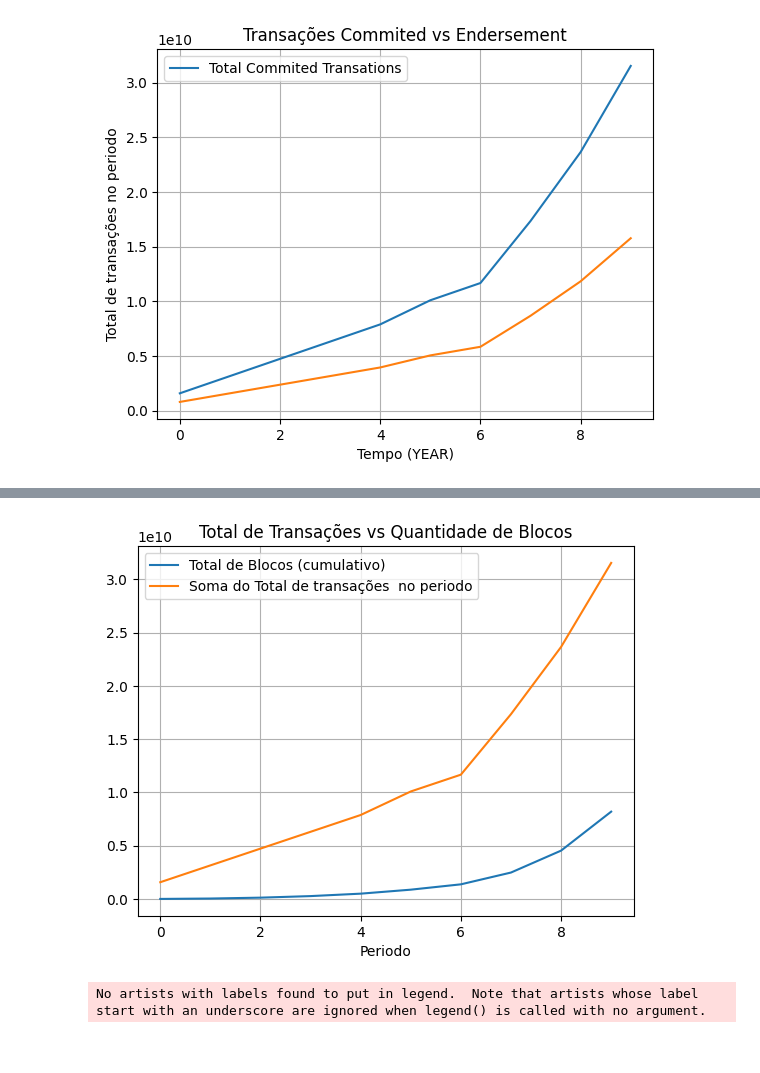
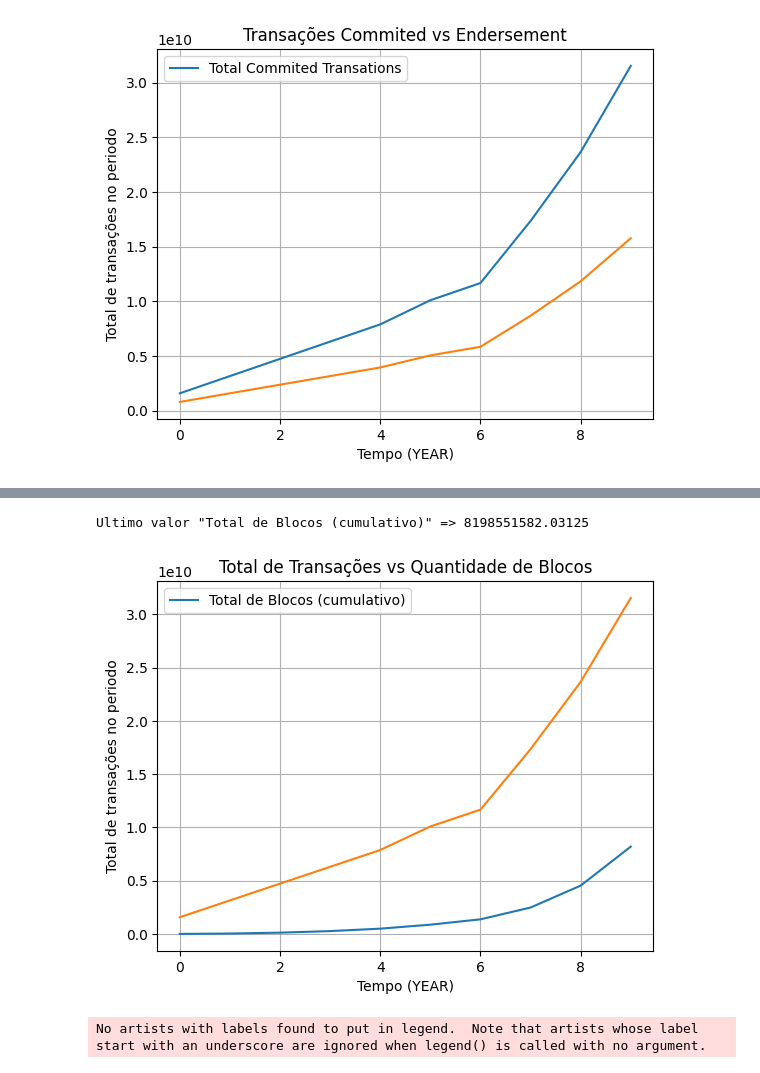
Before and after one commit to gilbertokoerbes/TCCII_Blockchain_Predict, a Jupyter notebook: predict.ipynb, the cells around one changed output, grey strips where cells are left out. Drawn from its saved outputs; the diff is of its cells as text; code cells hidden in the pictures.

```diff
--- a/predict.ipynb
+++ b/predict.ipynb
@@ -1,27 +63,5 @@
 # %%
-CONF = {
-  "BlockchainParameters": {
-    "GenesisBlockSize": 0,
-    "BatchSize": {
-      "AbsoluteMaxBytes": 10485760,  # Bytes
-      "MaxMessageCount": 100000
-    },
-    "BatchTimeout": 600, #Seconds
-  },
-  "BlockHeaders": { # Bytes
-    "MetadataSize": 64,
-    "HeaderSize": 128
-  },
-  "TransactionFields": {#Bytes
-    "R4": 128,
-    "E4": 512,
-    "H4": 64,
-    "P4": 256,
-    "S4": 256
-  },
-  "EndorsementPolicy": 1/2
-}
-
+# 🔵
 CLOUD_PRICING = {
     "Storage": {
       "Pricing": 0.045
@@ -31,12 +71,13 @@ CLOUD_PRICING = {
     },
     "VirtualMachine": {
       "FilePricing": "path", #null requires insert manual values InstancesTypes
-      # "InstancesTypes": [
+       "InstancesTypes": [
+      # E.g:
       #   {"VCPU": 2,  "Pricing": 0.0388},
       #   {"VCPU": 4,  "Pricing": 0.0776},
       #   {"VCPU": 8,  "Pricing": 0.1552},
       #   {"VCPU": 16,  "Pricing": 0.3104},
-      # ]
+       ]
 
     },
     "Additional": 0
@@ -262,6 +277,0 @@ for i_period in range(0,A):
-# %%
-for s in storage_demand:
-    atributos = vars(s)
-    # Iterando sobre o dicionário e imprimindo os atributos
-    for chave, valor in atributos.items():
-        print(f"{chave}: {valor}")
@@ -288,20 +280,15 @@ i_period           = np.array([s.period for s in storage_demand])
 cumulative_blocks  = np.cumsum( np.array([s.total_blocks for s in storage_demand]) )
 # %%
 # Plotagem da soma do toal transações estimada no periodo
-fig, ax = plt.subplots()
-ax.plot(i_period, cumulative_blocks, label='Total de Blocos (cumulativo)')
+fig, ax = simple_plot(x= t, y= cumulative_blocks, line_label='Total de Blocos (cumulativo)', ylabel='Total de transações no periodo', title= 'Total de Transações vs Quantidade de Blocos', tlabel_style='sci')
 
-ax.plot(t, total_transactions_by_period, label='Soma do Total de transações  no periodo')
+ax.plot(t, total_transactions_by_period, label='Soma do Total Transações no período (Commited into Ledger)')
 
 
-ax.grid(True)
-plt.xlabel('Periodo')
-plt.ylabel('')
-plt.title('Total de Transações vs Quantidade de Blocos')
-plt.legend()
 plt.show()
 # %% [output]
+Ultimo valor "Total de Blocos (cumulativo)" => 8198551582.03125
-[figure, old version]
+[figure, new version]
 # %%
 BYTE_TO_GIGA =  1024 * 1024 * 1024
 cumulative_size_GB  = np.cumsum( np.array([s.calculated_total_size_blocks for s in storage_demand]) /  BYTE_TO_GIGA )
```
Also changed, not shown: parts of 16 cells of this notebook.
